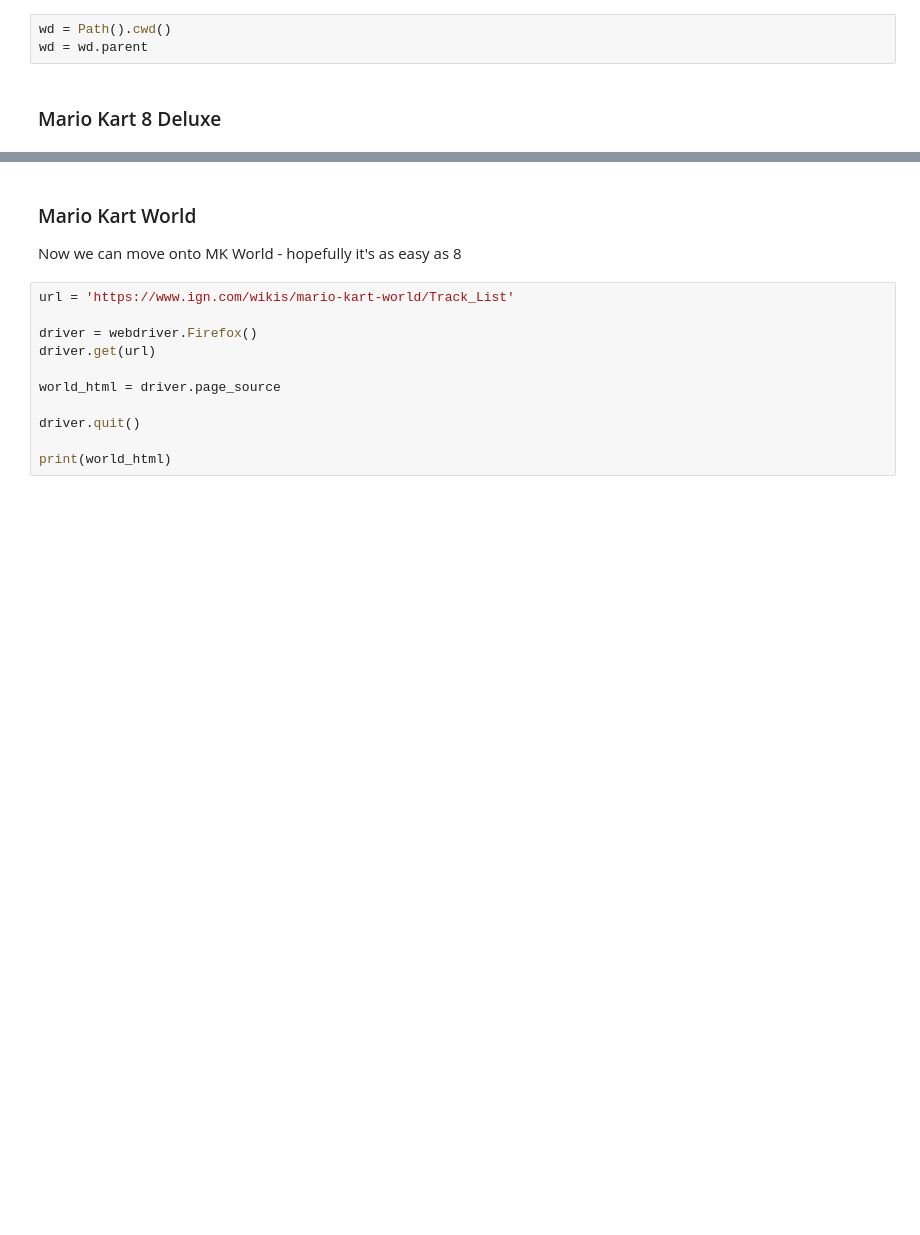
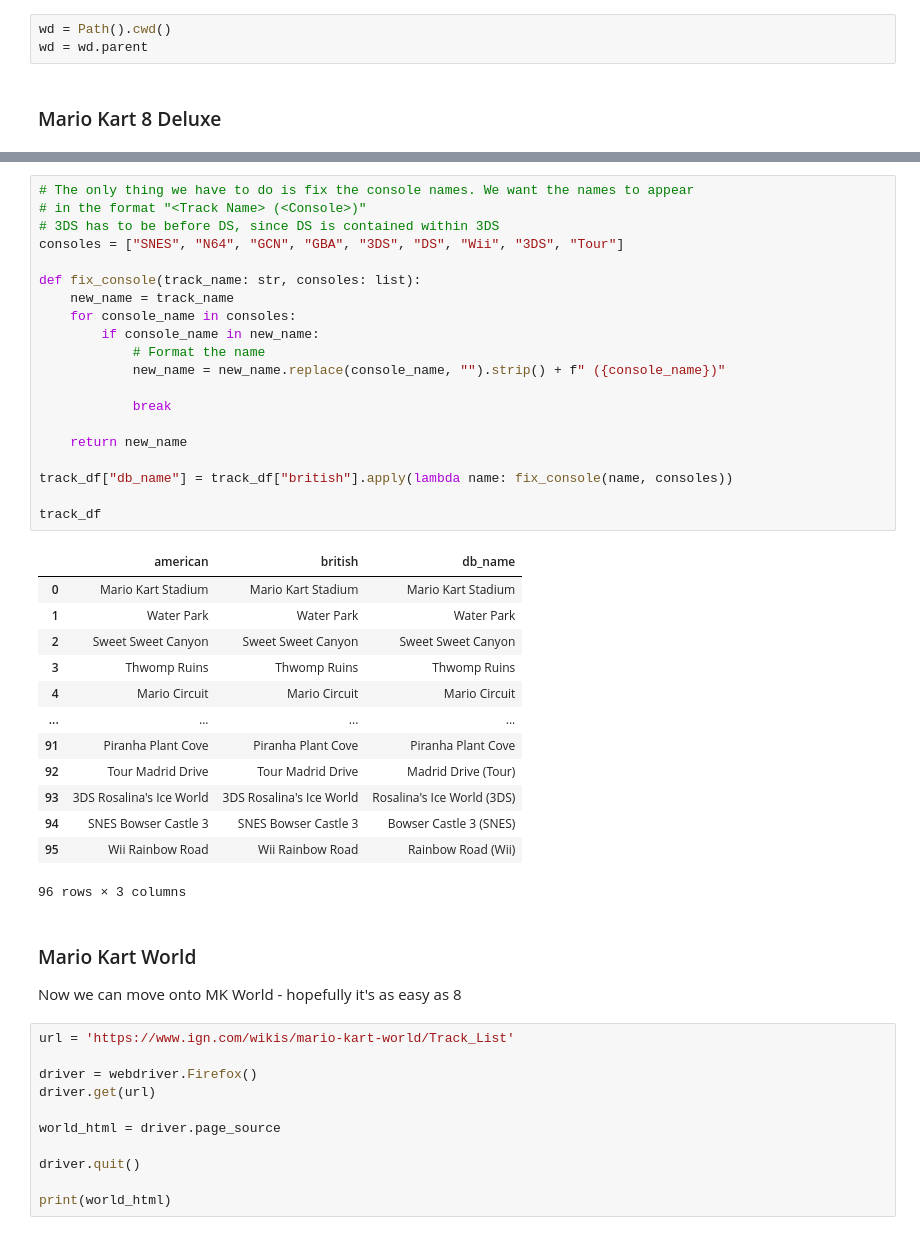
Before and after one commit to ATrainToUnknownLands/mario-kart-tracker, a Jupyter notebook: data scraping/tracks.ipynb, the cells around one changed output, grey strips where cells are left out. Drawn from its saved outputs; the diff is of its cells as text; blank space fills up the shorter version.

```diff
--- a/data scraping/tracks.ipynb
+++ b/data scraping/tracks.ipynb
@@ -154,3 +172,37 @@ track_df
+# %%
+# The only thing we have to do is fix the console names. We want the names to appear
+# in the format "<Track Name> (<Console>)"
+# 3DS has to be before DS, since DS is contained within 3DS
+consoles = ["SNES", "N64", "GCN", "GBA", "3DS", "DS", "Wii", "3DS", "Tour"]
+
+def fix_console(track_name: str, consoles: list):
+    new_name = track_name
+    for console_name in consoles:
+        if console_name in new_name:
+            # Format the name
+            new_name = new_name.replace(console_name, "").strip() + f" ({console_name})"
+
+            break
+
+    return new_name
+
+track_df["db_name"] = track_df["british"].apply(lambda name: fix_console(name, consoles))
+
+track_df
+# %% [output]
+|  | american | british | db_name |
+| 0 | Mario Kart Stadium | Mario Kart Stadium | Mario Kart Stadium |
+| 1 | Water Park | Water Park | Water Park |
+| 2 | Sweet Sweet Canyon | Sweet Sweet Canyon | Sweet Sweet Canyon |
+| 3 | Thwomp Ruins | Thwomp Ruins | Thwomp Ruins |
+| 4 | Mario Circuit | Mario Circuit | Mario Circuit |
+| ... | ... | ... | ... |
+| 91 | Piranha Plant Cove | Piranha Plant Cove | Piranha Plant Cove |
+| 92 | Tour Madrid Drive | Tour Madrid Drive | Madrid Drive (Tour) |
+| 93 | 3DS Rosalina's Ice World | 3DS Rosalina's Ice World | Rosalina's Ice World (3DS) |
+| 94 | SNES Bowser Castle 3 | SNES Bowser Castle 3 | Bowser Castle 3 (SNES) |
+| 95 | Wii Rainbow Road | Wii Rainbow Road | Rainbow Road (Wii) |
+96 rows × 3 columns
 # %% [markdown]
 ### Mario Kart World
 
```
Also changed, not shown: parts of 11 cells of this notebook, 5 other files.
